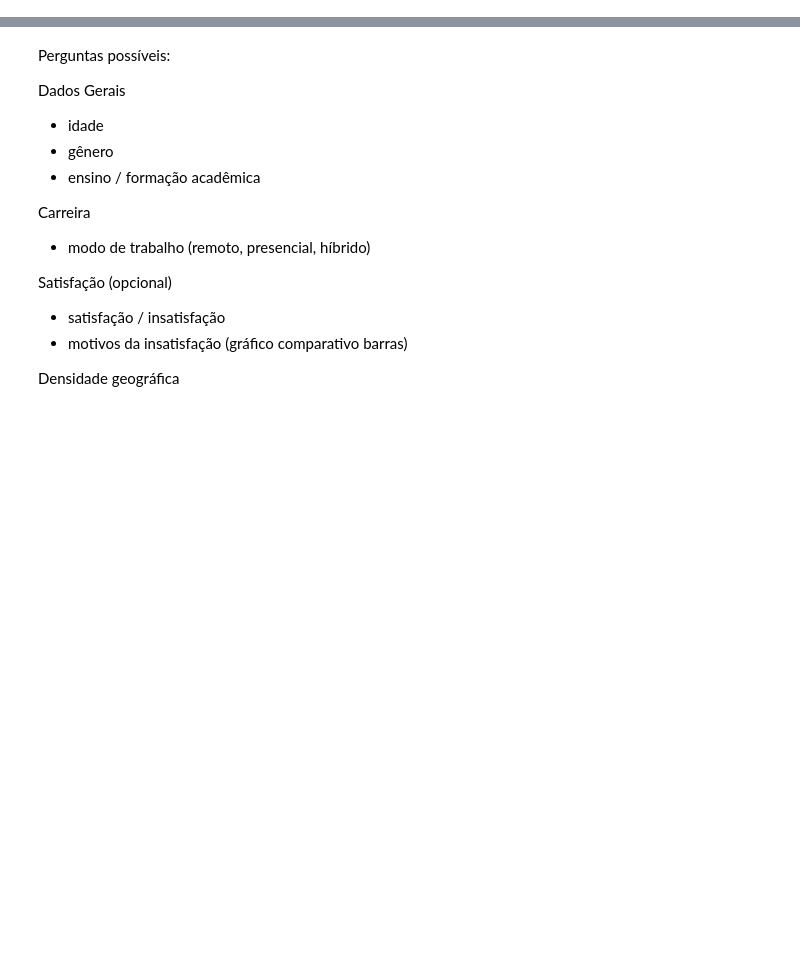
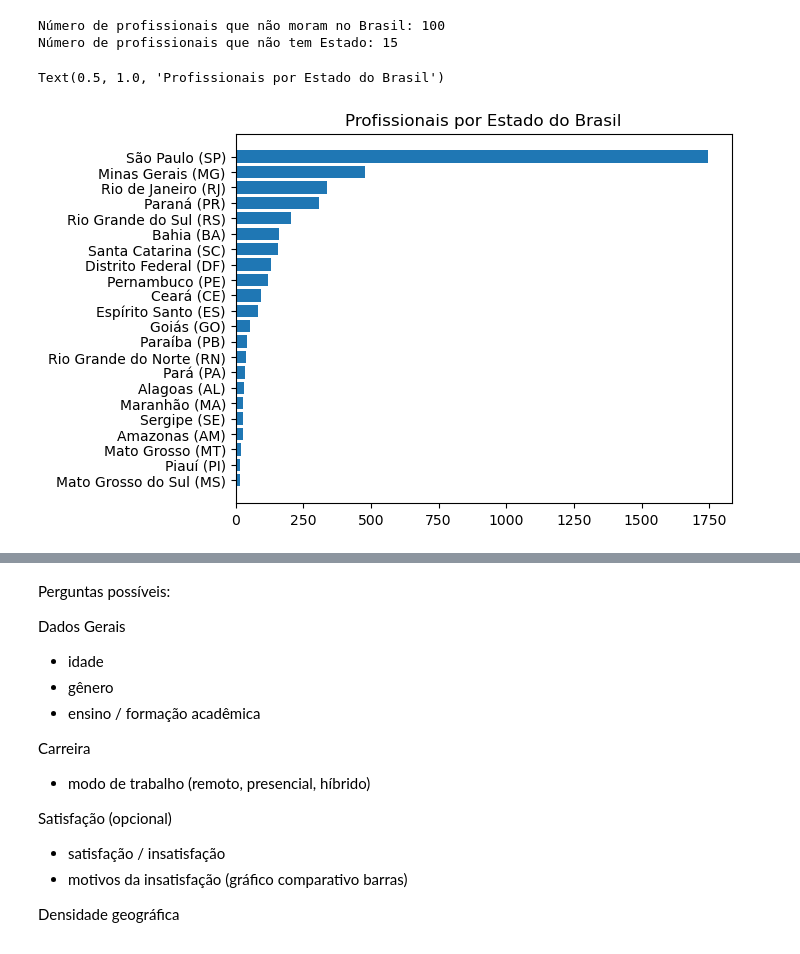
Before and after one commit to dallaqua/Trabalho_Santander_Coders_TPI, a Jupyter notebook: analise_mercado_dados_2022.ipynb, the cells around one changed output, grey strips where cells are left out. Drawn from its saved outputs; the diff is of its cells as text; code cells hidden in the pictures; blank space fills up the shorter version.

Commit message:
Add introdução, perguntas, profs por estado

```diff
--- a/analise_mercado_dados_2022.ipynb
+++ b/analise_mercado_dados_2022.ipynb
@@ -24,0 +39,4 @@ lista_colunas = list(dados.columns)
+# %%
+df = pd.read_csv('State_of_data_2022.csv', sep = ',')
+df.drop("('P0', 'id')", axis = 1, inplace=True)
+print(df.shape)
@@ -24,0 +45,10 @@ lista_colunas = list(dados.columns)
+# %%
+# Separando por partes
+df_parte_1 = df.filter(like = 'P1', axis = 1)
+df_parte_2 = df.filter(like = 'P2', axis = 1)
+df_parte_3 = df.filter(like = 'P3', axis = 1)
+df_parte_4 = df.filter(like = 'P4', axis = 1)
+df_parte_5 = df.filter(like = 'P5', axis = 1)
+df_parte_6 = df.filter(like = 'P6', axis = 1)
+df_parte_7 = df.filter(like = 'P7', axis = 1)
+df_parte_8 = df.filter(like = 'P8', axis = 1)
@@ -24,0 +174,20 @@ lista_colunas = list(dados.columns)
+# %%
+num_profissionais_nao_moram_brasil = df_parte_1[df_parte_1["('P1_g ', 'vive_no_brasil')"]==False].shape[0]
+mascara_sem_estado                 = (df_parte_1["('P1_i ', 'Estado onde mora')"].isnull()) & (df_parte_1["('P1_g ', 'vive_no_brasil')"]==True)
+num_profissionais_nao_responderam  = df_parte_1[mascara].shape[0]
+
+print(f'Número de profissionais que não moram no Brasil: {num_profissionais_nao_moram_brasil}')
+print(f'Número de profissionais que não tem Estado: {num_profissionais_nao_responderam}')
+# %% [output]
+Número de profissionais que não moram no Brasil: 100
+Número de profissionais que não tem Estado: 15
+# %%
+df_profissionais_por_estado = df_parte_1.groupby("('P1_i ', 'Estado onde mora')")["('P1_i ', 'Estado onde mora')"].count().sort_values()
+indexes_prof_por_estado     = df_profissionais_por_estado.index
+values_prof_por_estado      = df_profissionais_por_estado.values
+
+plt.barh(indexes_prof_por_estado, values_prof_por_estado)
+plt.title('Profissionais por Estado do Brasil')
+# %% [output]
+Text(0.5, 1.0, 'Profissionais por Estado do Brasil')
+[figure, added]
```
Also changed, not shown: parts of 22 cells of this notebook.
